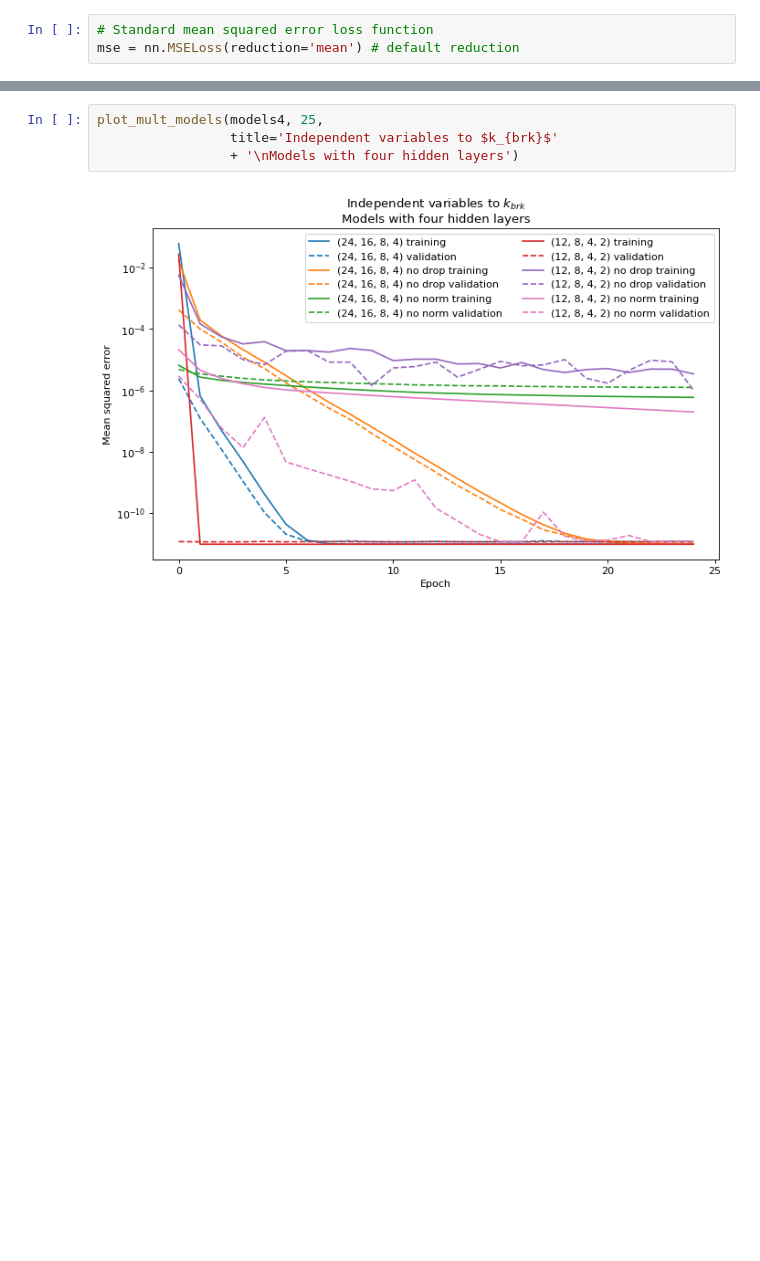
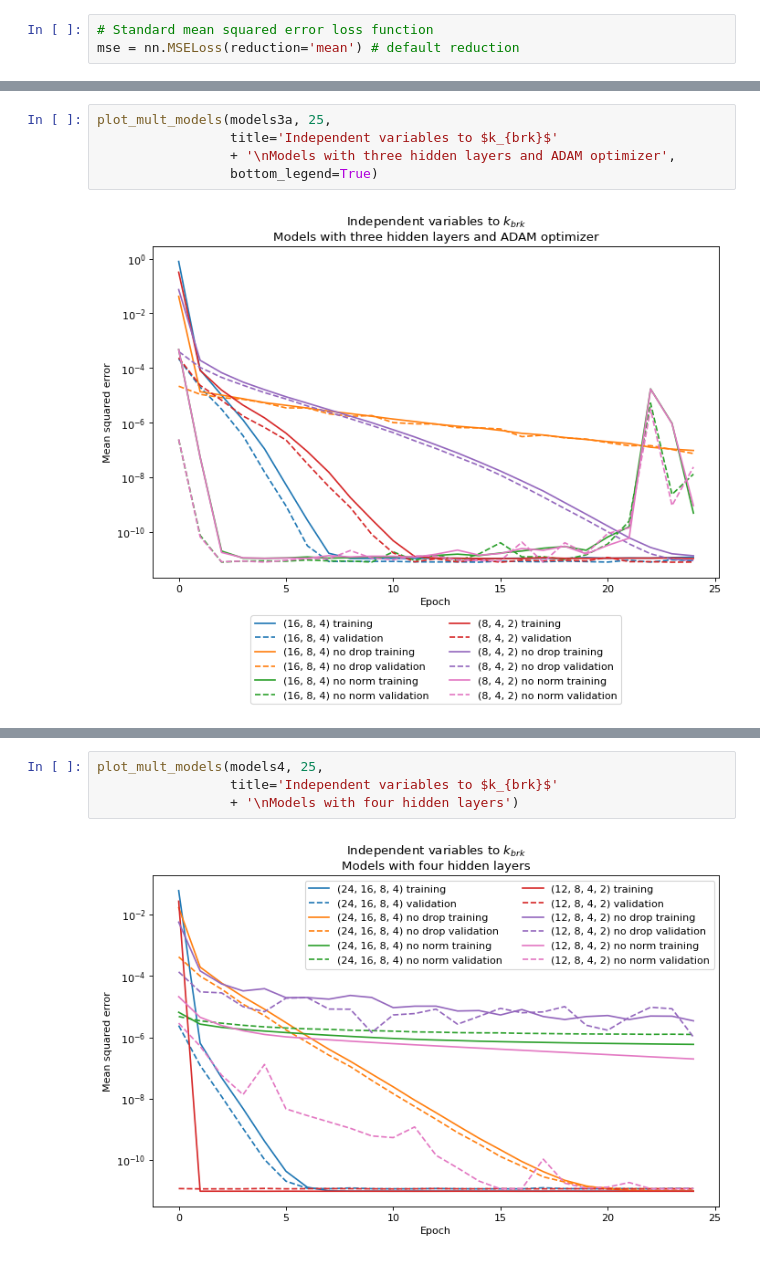
Before and after one commit to vtd9/solar_regression, a Jupyter notebook: hw2.ipynb, the cells around one changed output, grey strips where cells are left out. Drawn from its saved outputs; the diff is of its cells as text; blank space fills up the shorter version.

Commit message:
add experiments with ADAM in addition to SGD

```diff
--- a/hw2.ipynb
+++ b/hw2.ipynb
@@ -414,0 +449,7 @@ plt.ylim(9e-12, 1.2e-11)
+# %%
+plot_mult_models(models3a, 25,
+                 title='Independent variables to $k_{brk}$'
+                 + '\nModels with three hidden layers and ADAM optimizer',
+                 bottom_legend=True)
+# %% [output]
+[figure, added]
```
Also changed, not shown: parts of 38 cells of this notebook.
